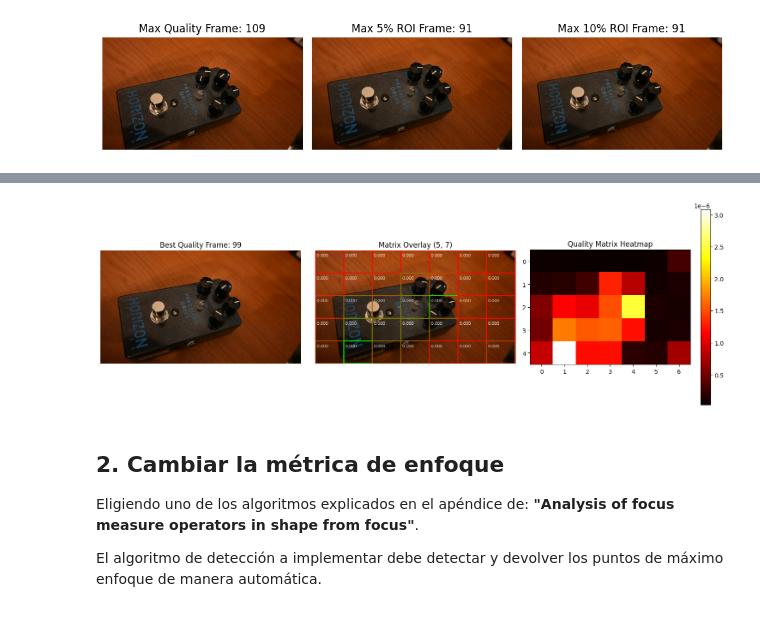
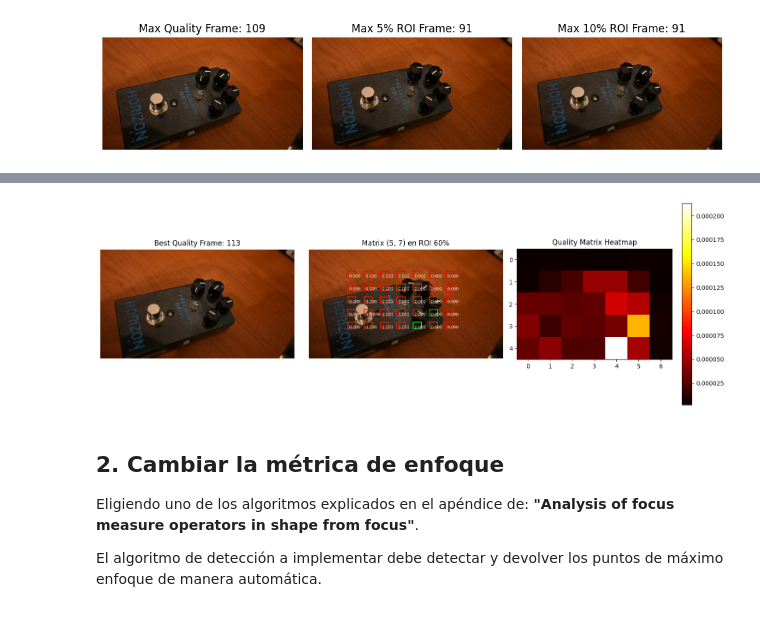
Before and after one commit to RodrigoGoni/image_quallity-analizer, a Jupyter notebook: image_quality_analyzer.ipynb, the cells around one changed output, grey strips where cells are left out. Saved outputs shown, nothing was run; the diff lists cells and outputs as text; code cells hidden in the pictures.

```diff
--- a/image_quality_analyzer.ipynb
+++ b/image_quality_analyzer.ipynb
@@ -267,6 +306,7 @@ input_path = "data/focus_video.mov"
 cap = cv2.VideoCapture(input_path)
 
 matrix_sizes = [(3, 3), (5, 7), (7, 5)]
+roi_percentage = 0.6  # ROI del 60% del tamaño de la imagen
 quality_scores_matrix = {str(size): [] for size in matrix_sizes}
 
 while cap.isOpened():
@@ -275,8 +315,11 @@ while cap.isOpened():
         break
 
     for matrix_size in matrix_sizes:
-        quality_matrix = calculate_image_quality_matrix(frame, matrix_size)
+        quality_matrix = calculate_image_quality_matrix(frame, matrix_size, roi_percentage)
         avg_quality = np.mean(quality_matrix)
         quality_scores_matrix[str(matrix_size)].append(avg_quality)
 
 cap.release()
+
+print(f"Análisis completado con ROI del {int(roi_percentage*100)}% del tamaño de la imagen")
+print(f"Matriz de enfoque aplicada dentro de la ROI centrada")
@@ -306,30 +352,55 @@ Matrix (7, 5) - Max quality: 0.000001 at frame 99
 # %%
-def visualize_matrix_overlay(image, matrix_size, quality_matrix):
+def visualize_matrix_overlay(image, matrix_size, quality_matrix, roi_coords, roi_percentage=0.6):
+    """
+    Visualiza la matriz de calidad superpuesta en la imagen con patrón equiespaciado
+    dentro de una ROI (una celda sí, una celda no)
+    """
     h, w = image.shape[:2]
     rows, cols = matrix_size
-    cell_h = h // rows
-    cell_w = w // cols
+    roi_start_h, roi_start_w, roi_end_h, roi_end_w = roi_coords
+    roi_h = roi_end_h - roi_start_h
+    roi_w = roi_end_w - roi_start_w
+
+    # Para el patrón "una celda sí, una celda no" dentro de la ROI
+    total_rows = rows * 2
+    total_cols = cols * 2
+
+    cell_h = roi_h // total_rows
+    cell_w = roi_w // total_cols
 
     overlay = image.copy()
 
+
     for i in range(rows):
         for j in range(cols):
-            start_h = i * cell_h
-            end_h = start_h + cell_h
-            start_w = j * cell_w
-            end_w = start_w + cell_w
+            # Calcular posición con el patrón equiespaciado dentro de la ROI
+            actual_row = i * 2
+            actual_col = j * 2
 
-            if end_h > h:
-                end_h = h
-            if end_w > w:
-                end_w = w
+            # Posiciones relativas dentro de la ROI
+            start_h_roi = actual_row * cell_h
+            end_h_roi = start_h_roi + cell_h
+            start_w_roi = actual_col * cell_w
+            end_w_roi = start_w_roi + cell_w
+
+            # Convertir a coordenadas absolutas
+            start_h = roi_start_h + start_h_roi
+            end_h = roi_start_h + end_h_roi
+            start_w = roi_start_w + start_w_roi
+            end_w = roi_start_w + end_w_roi
+
+            # Asegurar que no excedamos los límites de la ROI
+            end_h = min(end_h, roi_end_h)
+            end_w = min(end_w, roi_end_w)
 
             quality_val = quality_matrix[i, j]
             max_quality = np.max(quality_matrix)
 
+            # Color basado en la calidad relativa
             intensity = int(255 * (quality_val / max_quality)) if max_quality > 0 else 0
-            color = (0, intensity, 255 - intensity)
+            color = (0, intensity, 255 - intensity)  # De azul (baja calidad) a verde (alta calidad)
 
+            # Dibujar rectángulo y texto
             cv2.rectangle(overlay, (start_w, start_h), (end_w, end_h), color, 2)
             cv2.putText(overlay, f'{quality_val:.3f}', (start_w + 5, start_h + 20),
                        cv2.FONT_HERSHEY_SIMPLEX, 0.4, (255, 255, 255), 1)
@@ -344,37 +415,37 @@ for matrix_key, scores in quality_scores_matrix.items():
         best_matrix_size = matrix_key
 
 best_frame_idx = np.argmax(quality_scores_matrix[best_matrix_size]) if best_matrix_size else 0
 
 cap = cv2.VideoCapture(input_path)
 cap.set(cv2.CAP_PROP_POS_FRAMES, best_frame_idx)
 ret, best_frame = cap.read()
 cap.release()
 
 if ret:
     matrix_size = eval(best_matrix_size)
-    quality_matrix = calculate_image_quality_matrix(best_frame, matrix_size)
-    overlay_image = visualize_matrix_overlay(best_frame, matrix_size, quality_matrix)
+    quality_matrix = calculate_image_quality_matrix(best_frame, matrix_size, roi_percentage=0.6)
+    overlay_image = visualize_matrix_overlay(best_frame, matrix_size, quality_matrix, roi_percentage=0.6)
 
     plt.figure(figsize=(15, 5))
     plt.subplot(1, 3, 1)
     plt.imshow(cv2.cvtColor(best_frame, cv2.COLOR_BGR2RGB))
     plt.title(f'Best Quality Frame: {best_frame_idx}')
     plt.axis('off')
 
     plt.subplot(1, 3, 2)
     plt.imshow(cv2.cvtColor(overlay_image, cv2.COLOR_BGR2RGB))
-    plt.title(f'Matrix Overlay {matrix_size}')
+    plt.title(f'Matrix {matrix_size} en ROI 60%')
     plt.axis('off')
 
     plt.subplot(1, 3, 3)
     plt.imshow(quality_matrix, cmap='hot', interpolation='nearest')
     plt.title('Quality Matrix Heatmap')
     plt.colorbar()
 
     plt.tight_layout()
     plt.show()
 # %% [output]
-[figure, old version]
+[figure, new version]
 # %% [markdown]
 ## 2. Cambiar la métrica de enfoque
 Eligiendo uno de los algoritmos explicados en el apéndice de: **"Analysis of focus measure operators in shape from focus"**.
```
Also changed, not shown: parts of 7 cells of this notebook.
